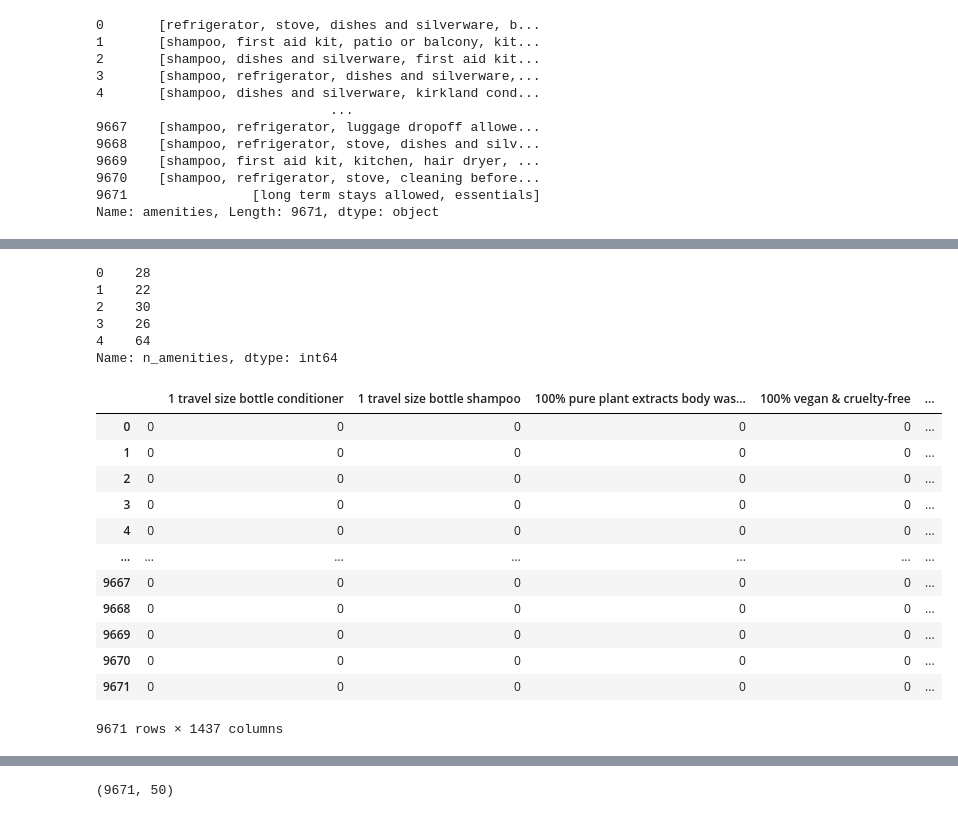
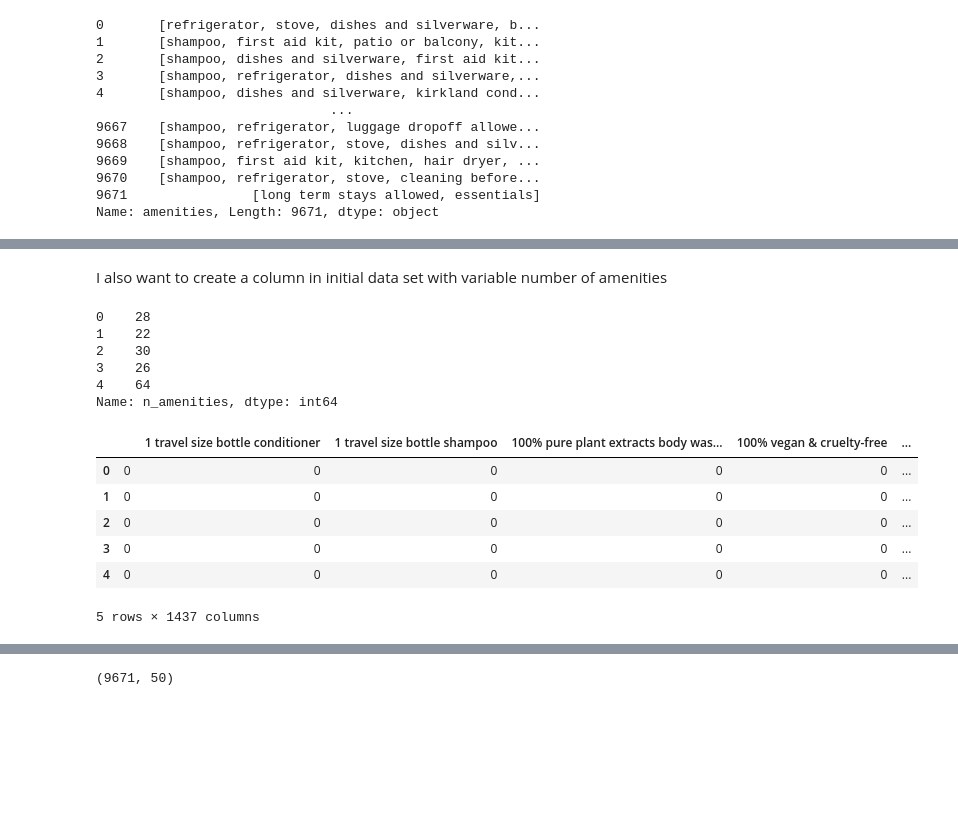
Before and after one commit to pilipentseva/predictions, a Jupyter notebook: Predictions_HW2_airbnb_SD.ipynb, the cells around one changed output, grey strips where cells are left out. Cells and saved outputs as stored; diff of their text form; code cells hidden in the pictures; blank space fills up the shorter version.

```diff
--- a/Predictions_HW2_airbnb_SD.ipynb
+++ b/Predictions_HW2_airbnb_SD.ipynb
@@ -791,9 +787,2 @@ df['n_amenities'] = df['amenities'].str.len()
-# %%
-df['n_amenities'].head()
-# %% [output]
-0    28
-1    22
-2    30
-3    26
-4    64
-Name: n_amenities, dtype: int64
+# %% [markdown]
+I also want to create a column in initial data set with variable number of amenities
@@ -800,3 +791,12 @@ Name: n_amenities, dtype: int64
+# %%
+df['n_amenities'].head()
+# %% [output]
+0    28
+1    22
+2    30
+3    26
+4    64
+Name: n_amenities, dtype: int64
 # %%
 #Now let's binarize the lists
 # first, for amenities
@@ -804,21 +804,15 @@ mlb = MultiLabelBinarizer()
 amenities_df = pd.DataFrame(mlb.fit_transform(
     df['amenities']), columns=mlb.classes_, index=df.index)
 # %%
-amenities_df #basically it looks like df with binary variables
+amenities_df.head() #basically it looks like df with binary variables
 # %% [output]
 |  |  | 1 travel size bottle conditioner | 1 travel size bottle shampoo | 100% pure plant extracts body was... | 100% vegan & cruelty-free | ... |
 | 0 | 0 | 0 | 0 | 0 | 0 | ... |
 | 1 | 0 | 0 | 0 | 0 | 0 | ... |
 | 2 | 0 | 0 | 0 | 0 | 0 | ... |
 | 3 | 0 | 0 | 0 | 0 | 0 | ... |
 | 4 | 0 | 0 | 0 | 0 | 0 | ... |
-| ... | ... | ... | ... | ... | ... | ... |
-| 9667 | 0 | 0 | 0 | 0 | 0 | ... |
-| 9668 | 0 | 0 | 0 | 0 | 0 | ... |
-| 9669 | 0 | 0 | 0 | 0 | 0 | ... |
-| 9670 | 0 | 0 | 0 | 0 | 0 | ... |
-| 9671 | 0 | 0 | 0 | 0 | 0 | ... |
-9671 rows × 1437 columns
+5 rows × 1437 columns
 # %%
 #second, for host verifications
 mlb = MultiLabelBinarizer()
```
Also changed, not shown: parts of 80 cells of this notebook.
